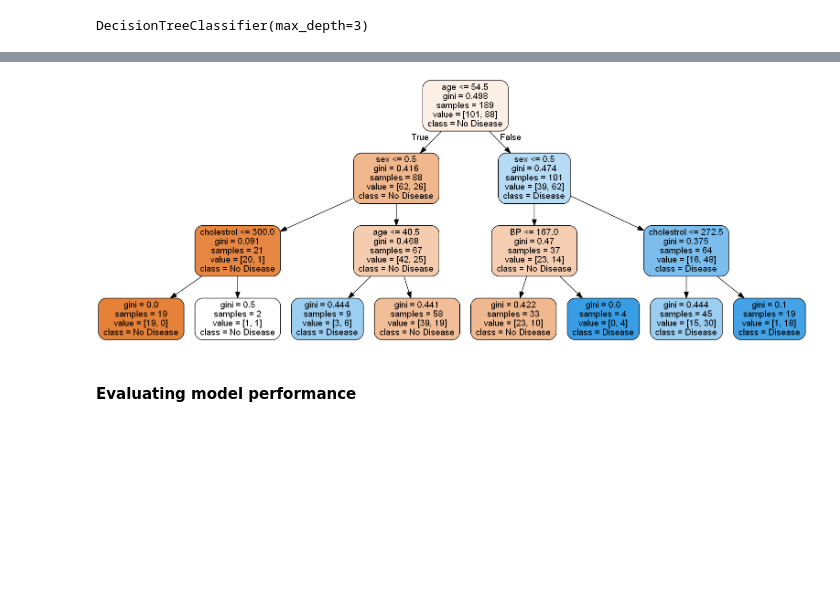
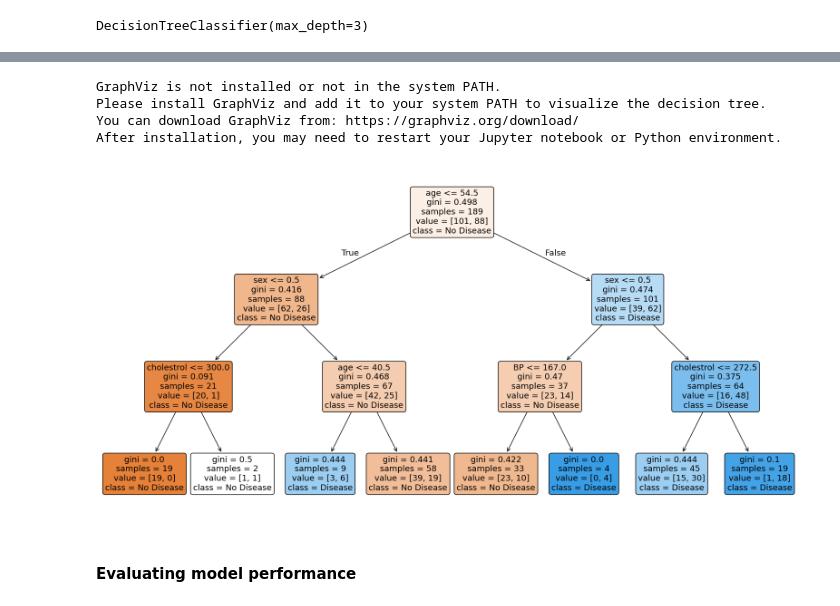
Before and after one commit to PrakNew/UpGrad, a Jupyter notebook: Phase2/Decision Tree/2_Heart+Disease+Prediction.ipynb, the cells around one changed output, grey strips where cells are left out. Cells and saved outputs as stored; diff of their text form; code cells hidden in the pictures; blank space fills up the shorter version.

Commit message:
Heart disease predictions added till first model

```diff
--- a/Phase2/Decision Tree/2_Heart+Disease+Prediction.ipynb
+++ b/Phase2/Decision Tree/2_Heart+Disease+Prediction.ipynb
@@ -56,36 +59,44 @@ import pydotplus, graphviz
 # %%
 # plotting tree with max_depth=3
 dot_data = StringIO()
 
 export_graphviz(dt, out_file=dot_data, filled=True, rounded=True,
                 feature_names=X.columns,
                 class_names=['No Disease', "Disease"])
 
 # graph = pydotplus.graph_from_dot_data(dot_data.getvalue())
 # Image(graph.create_png())
 #Image(graph.create_png(),width=800,height=900)
 #graph.write_pdf("dt_heartdisease.pdf")
 
 import shutil
 
 if shutil.which('dot') is not None:
     graph = pydotplus.graph_from_dot_data(dot_data.getvalue())
     Image(graph.create_png())
 else:
     print("GraphViz is not installed or not in the system PATH.")
     print("Please install GraphViz and add it to your system PATH to visualize the decision tree.")
     print("You can download GraphViz from: https://graphviz.org/download/")
     print("After installation, you may need to restart your Jupyter notebook or Python environment.")
 
 # Alternative visualization using sklearn's plot_tree function
 from sklearn.tree import plot_tree
 import matplotlib.pyplot as plt
 
-plt.figure(figsize=(20,10))
-plot_tree(dt, filled=True, rounded=True, feature_names=X.columns, class_names=['No Disease', 'Disease'])
-plt.show()
+def get_dt_graph(dt_classifier):
+    plt.figure(figsize=(20,10))
+    plot_tree(dt_classifier, filled=True, rounded=True, feature_names=X.columns, class_names=['No Disease', 'Disease'])
+    plt.show()
+
+# Call the function with the decision tree classifier
+get_dt_graph(dt)
 # %% [output]
+GraphViz is not installed or not in the system PATH.
+Please install GraphViz and add it to your system PATH to visualize the decision tree.
+You can download GraphViz from: https://graphviz.org/download/
+After installation, you may need to restart your Jupyter notebook or Python environment.
-[figure, old version]
+[figure, new version]
 # %% [markdown]
 #### Evaluating model performance
 # %%
```
Also changed, not shown: parts of 5 cells of this notebook.
